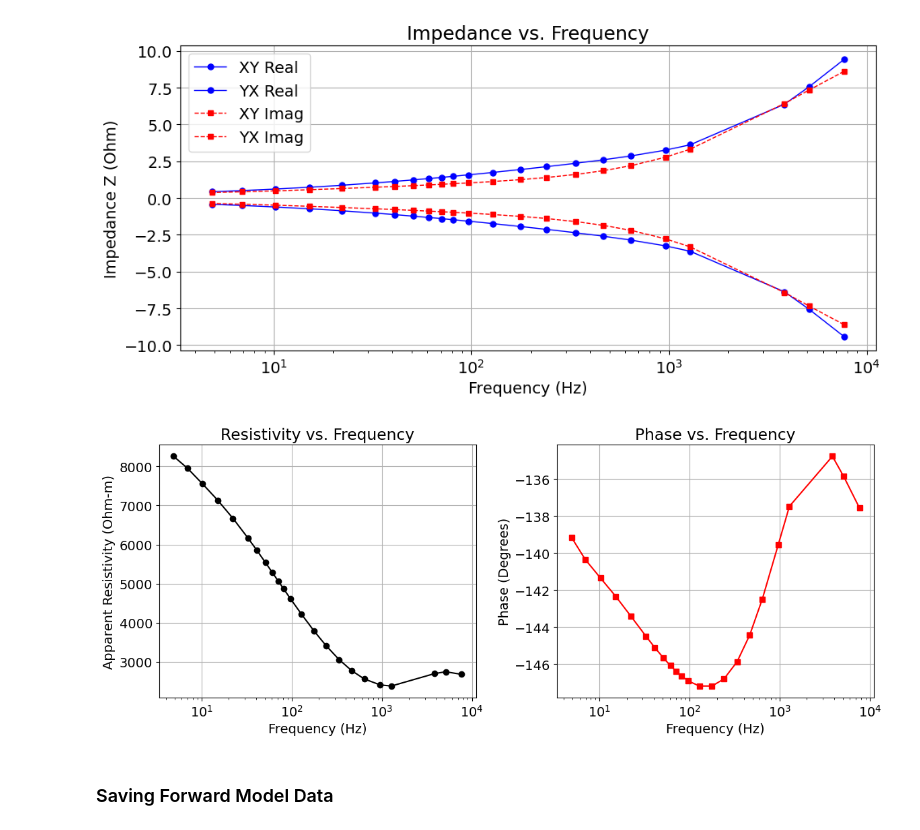
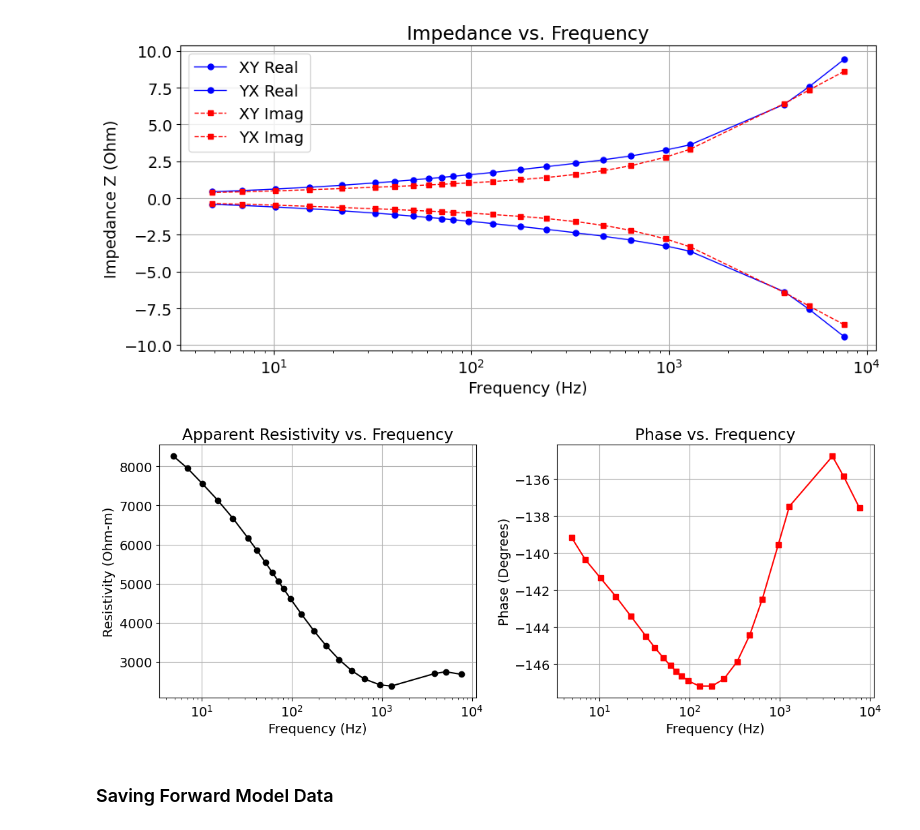
Before and after one commit to e-hdz130504/EOSC454-Inversion-Project-2026, a Jupyter notebook: 1D_AMT_ForwardModel.ipynb, the cells around one changed output. Drawn from its saved outputs; the diff is of its cells as text; code cells hidden in the pictures.

```diff
--- a/1D_AMT_ForwardModel.ipynb
+++ b/1D_AMT_ForwardModel.ipynb
@@ -256,23 +256,23 @@ phase = np.rad2deg(np.arctan2( np.imag(Zxy),np.real(Zxy)))
 # %%
 fig, ax = plt.subplots(1, 2, figsize=(12,5))
 
 #Plotting Apparent Resisitivty
 ax[0].semilogx(frequencies, apparent_rho, 'k-o')
 ax[0].set_xlabel("Frequency (Hz)")
-ax[0].set_ylabel("Apparent Resistivity (Ohm-m)")
-ax[0].set_title('Resistivity vs. Frequency')
+ax[0].set_ylabel("Resistivity (Ohm-m)")
+ax[0].set_title('Apparent Resistivity vs. Frequency')
 ax[0].grid()
 
 # Plotting Phase
 ax[1].semilogx(frequencies, phase, 'r-s')
 ax[1].set_xlabel("Frequency (Hz)")
 ax[1].set_ylabel("Phase (Degrees)")
 ax[1].set_title('Phase vs. Frequency')
 ax[1].grid()
 
 plt.tight_layout()
 # %% [output]
-[figure, old version]
+[figure, new version]
 # %% [markdown]
 ### Saving Forward Model Data
 # %%
```
Also changed, not shown: parts of 2 cells of this notebook.
